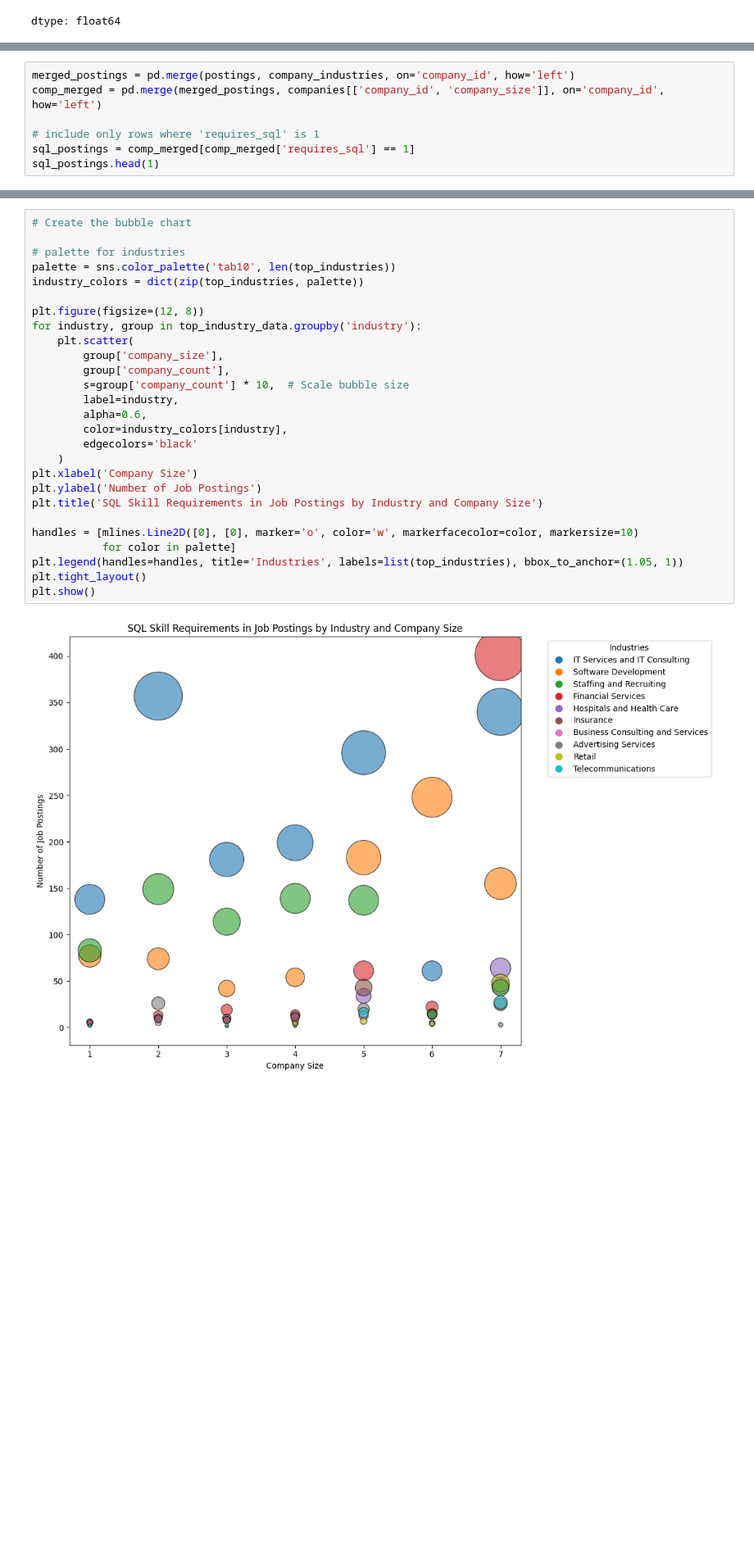
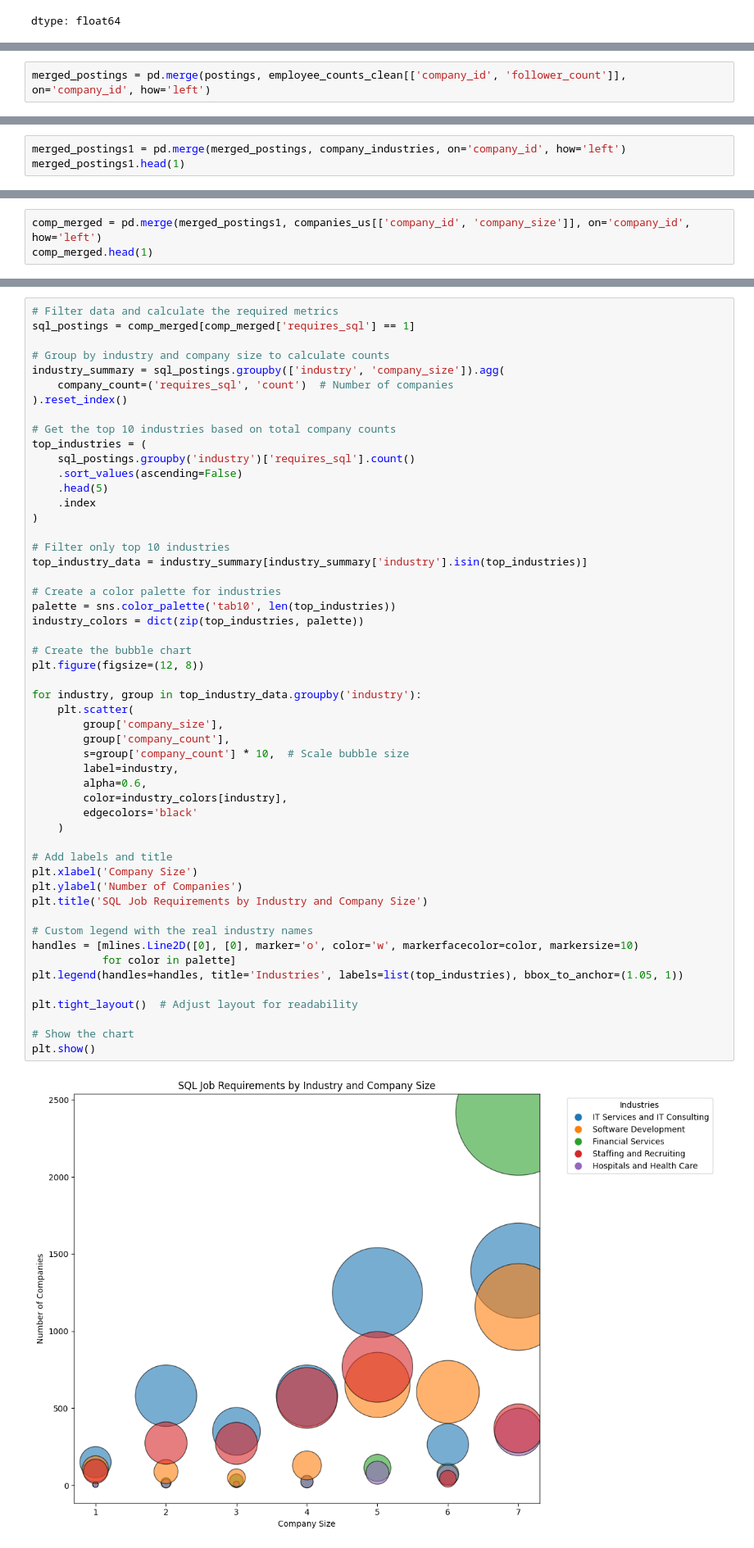
Before and after one commit to aziz-usenov1/Term-2, a Jupyter notebook: hypothesis_analysis.ipynb, the cells around one changed output, grey strips where cells are left out. Shown at 82% size. Saved outputs shown, nothing was run; the diff lists cells and outputs as text; blank space fills up the shorter version.

Commit message:
Update cleaning and hypothesis analysis

```diff
--- a/hypothesis_analysis.ipynb
+++ b/hypothesis_analysis.ipynb
@@ -125,0 +163,2 @@ dtype: float64
+# %%
+merged_postings = pd.merge(postings, employee_counts_clean[['company_id', 'follower_count']], on='company_id', how='left')
@@ -245,7 +371,0 @@ dtype: int64
-# %%
-merged_postings = pd.merge(postings, company_industries, on='company_id', how='left')
-comp_merged = pd.merge(merged_postings, companies[['company_id', 'company_size']], on='company_id', how='left')
-
-# include only rows where 'requires_sql' is 1
-sql_postings = comp_merged[comp_merged['requires_sql'] == 1]
-sql_postings.head(1)
@@ -255,0 +372,3 @@ sql_postings.head(1)
+# %%
+merged_postings1 = pd.merge(merged_postings, company_industries, on='company_id', how='left')
+merged_postings1.head(1)
@@ -255,0 +379,3 @@ sql_postings.head(1)
+# %%
+comp_merged = pd.merge(merged_postings1, companies_us[['company_id', 'company_size']], on='company_id', how='left')
+comp_merged.head(1)
@@ -282,29 +415,54 @@ list(top_industries)
 # %%
-# Create the bubble chart
+# Filter data and calculate the required metrics
+sql_postings = comp_merged[comp_merged['requires_sql'] == 1]
 
-# palette for industries
+# Group by industry and company size to calculate counts
+industry_summary = sql_postings.groupby(['industry', 'company_size']).agg(
+    company_count=('requires_sql', 'count')  # Number of companies
+).reset_index()
+
+# Get the top 10 industries based on total company counts
+top_industries = (
+    sql_postings.groupby('industry')['requires_sql'].count()
+    .sort_values(ascending=False)
+    .head(5)
+    .index
+)
+
+# Filter only top 10 industries
+top_industry_data = industry_summary[industry_summary['industry'].isin(top_industries)]
+
+# Create a color palette for industries
 palette = sns.color_palette('tab10', len(top_industries))
 industry_colors = dict(zip(top_industries, palette))
 
+# Create the bubble chart
 plt.figure(figsize=(12, 8))
+
 for industry, group in top_industry_data.groupby('industry'):
     plt.scatter(
         group['company_size'],
         group['company_count'],
         s=group['company_count'] * 10,  # Scale bubble size
         label=industry,
         alpha=0.6,
         color=industry_colors[industry],
         edgecolors='black'
     )
+
+# Add labels and title
 plt.xlabel('Company Size')
-plt.ylabel('Number of Job Postings')
-plt.title('SQL Skill Requirements in Job Postings by Industry and Company Size')
+plt.ylabel('Number of Companies')
+plt.title('SQL Job Requirements by Industry and Company Size')
 
+# Custom legend with the real industry names
 handles = [mlines.Line2D([0], [0], marker='o', color='w', markerfacecolor=color, markersize=10)
            for color in palette]
 plt.legend(handles=handles, title='Industries', labels=list(top_industries), bbox_to_anchor=(1.05, 1))
-plt.tight_layout()
+
+plt.tight_layout()  # Adjust layout for readability
+
+# Show the chart
 plt.show()
 # %% [output]
-[figure, old version]
+[figure, new version]
```
Also changed, not shown: parts of 38 cells of this notebook.
